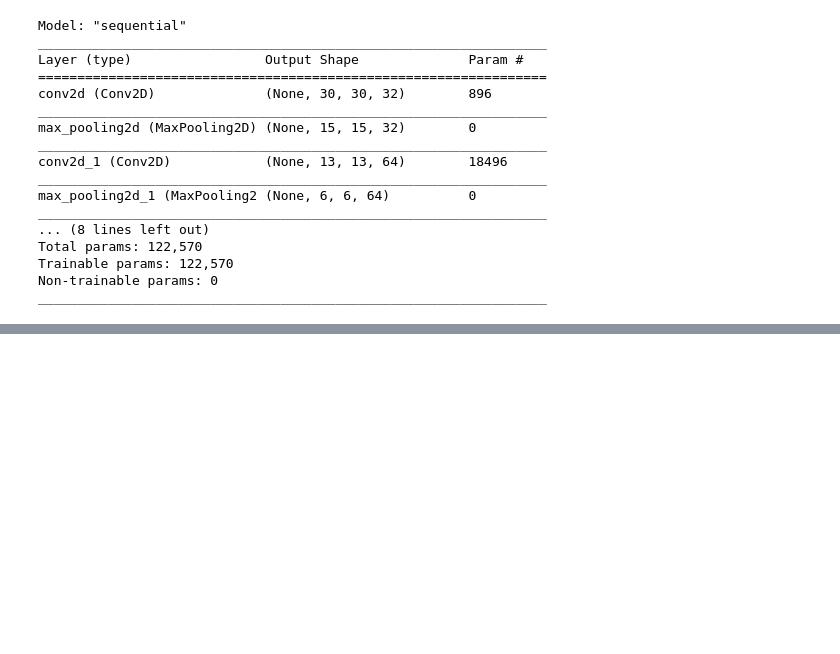
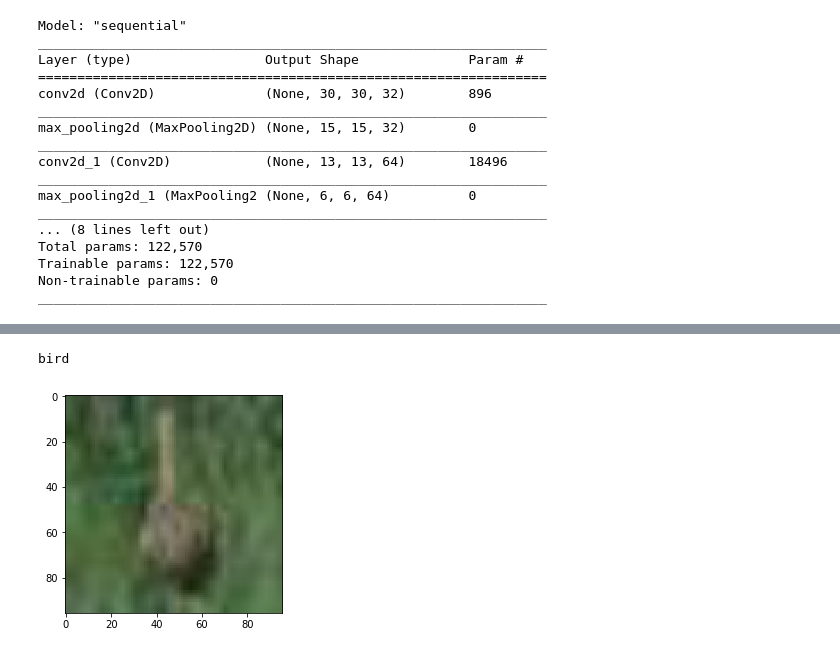
Before and after one commit to kenter1/CAP5610Hw2, a Jupyter notebook: Homework 2.ipynb, the cells around one changed output, grey strips where cells are left out. Saved outputs shown, nothing was run; the diff lists cells and outputs as text; code cells hidden in the pictures; blank space fills up the shorter version.

```diff
--- a/Homework 2.ipynb
+++ b/Homework 2.ipynb
@@ -705,0 +291,7 @@ Epoch 00008: early stopping
+# %%
+example, example_label = validation_seq.__getitem__(0)
+plt.imshow(example[0])
+print(class_names[example_label[0,0]])
+# %% [output]
+bird
+[figure, added]
```
Also changed, not shown: parts of 124 cells of this notebook, 7 other files.
